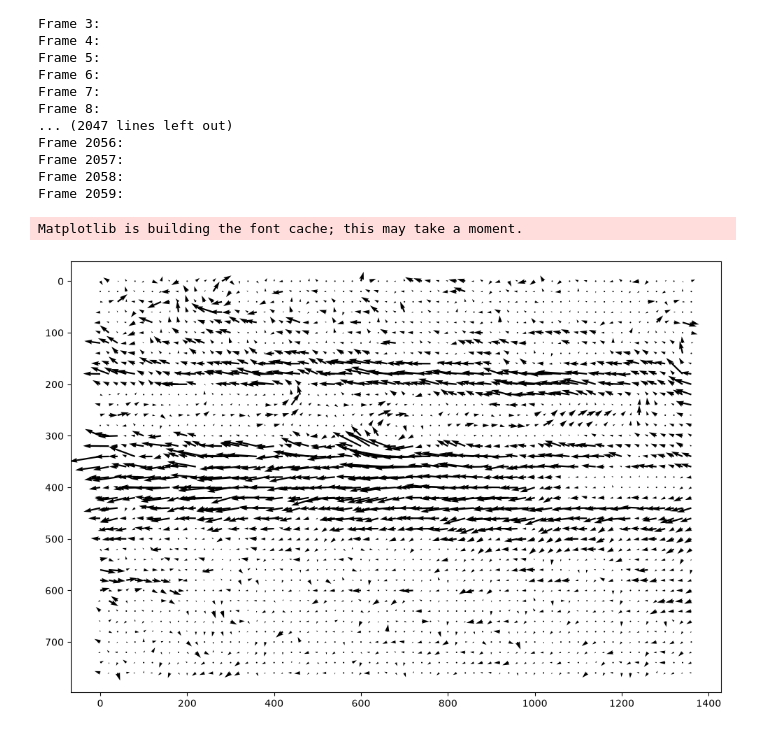
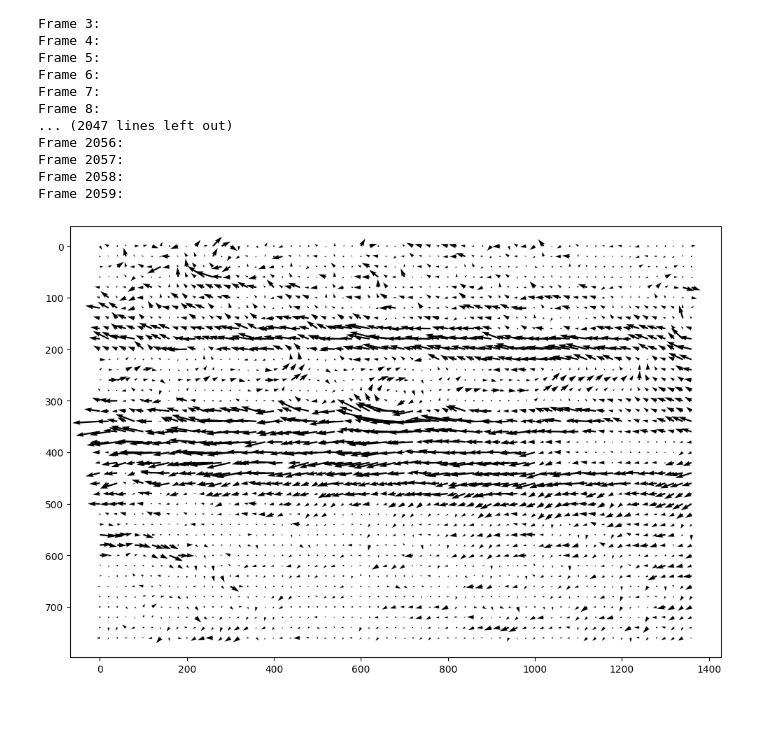
Before and after one commit to Montylim/hamtaro.jukebox.io, a Jupyter notebook: main.ipynb, the cells around one changed output. Saved outputs shown, nothing was run; the diff lists cells and outputs as text; code cells hidden in the pictures.

```diff
--- a/main.ipynb
+++ b/main.ipynb
@@ -224,32 +227,31 @@ cv2.destroyAllWindows()
 # %%
 # Display a sample in Matplotlib
 
 import matplotlib.pyplot as plt
 
-data = np.load("datasets/frame_00000.npz")
+data = np.load("vectors/vectors/frame_00002.npz")
 
 u = data["u"]
 v = data["v"]
 
 step = 20
 
 Y, X = np.mgrid[
     0:u.shape[0]:step,
     0:u.shape[1]:step
 ]
 
 plt.figure(figsize=(12, 8))
 
 plt.quiver(
     X,
     Y,
     u[::step, ::step],
     # You might notice the minus sign, this is because for image coordinates, there is an increasing Y downwards but for matplotlib, it assumes Y increases upwards, small issue to take note of
     -v[::step, ::step]
 )
 
 plt.gca().invert_yaxis()
 plt.show()
 # %% [output]
-Matplotlib is building the font cache; this may take a moment.
-[figure, old version]
+[figure, new version]
```
Also changed, not shown: parts of 9 cells of this notebook, 1 other file.
